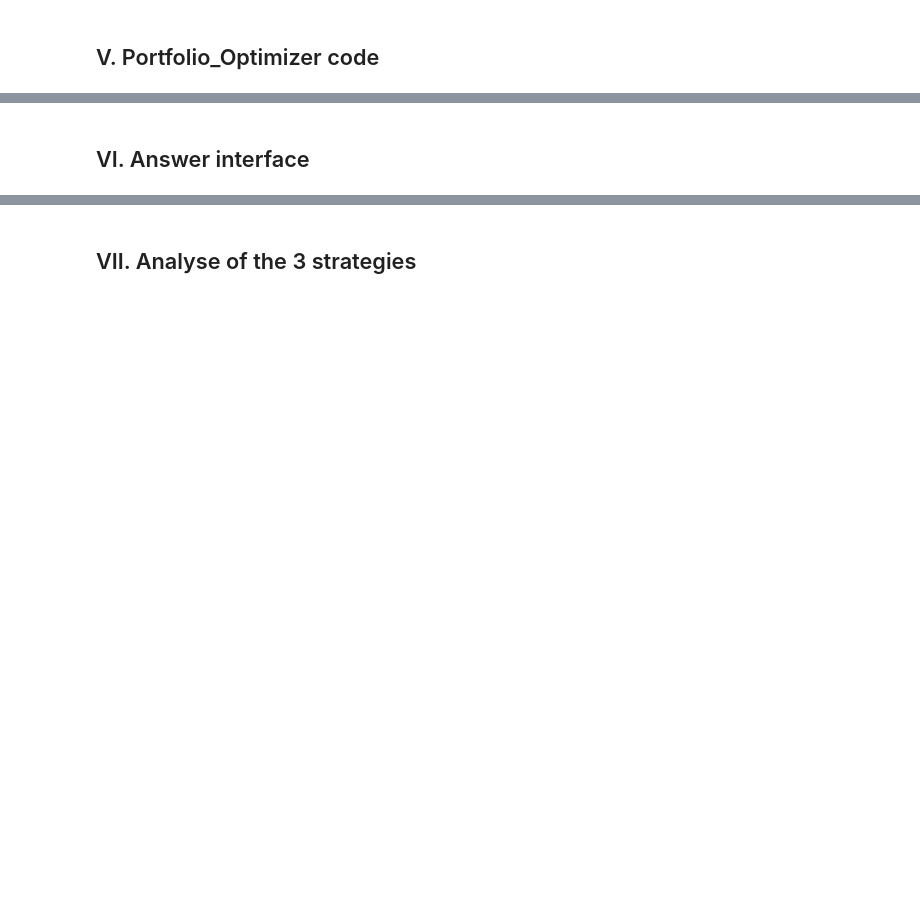
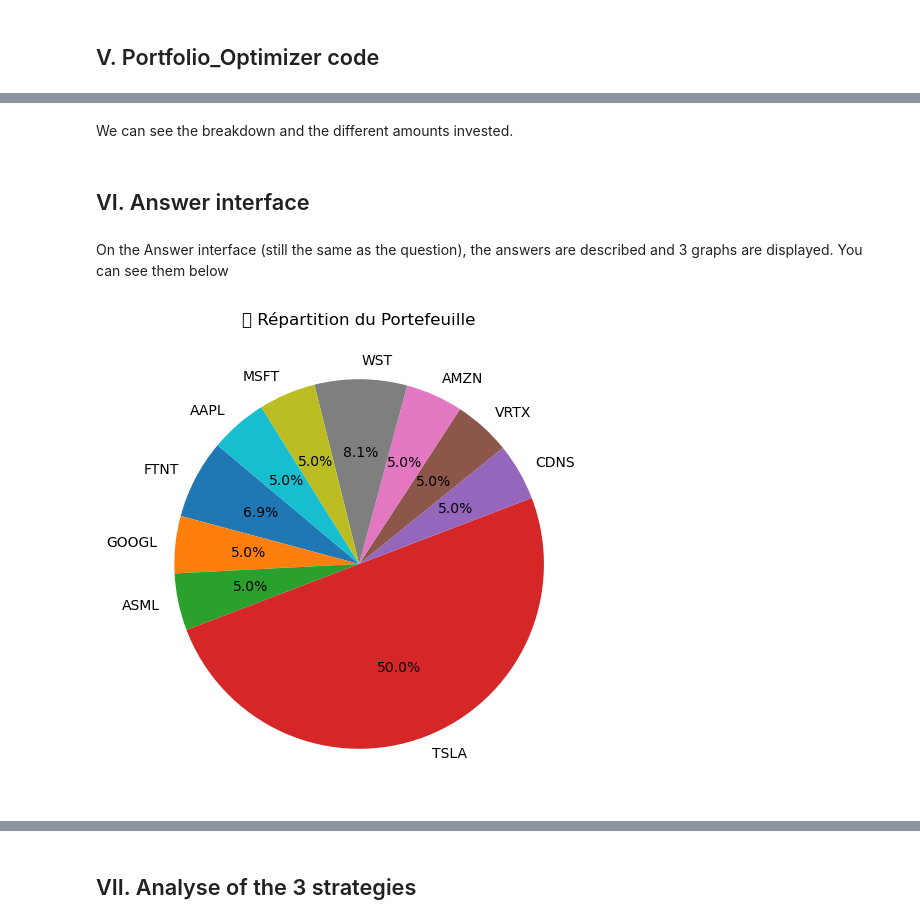
Before and after one commit to Arthurnoo/Markowitz_Portfolio_Sim, a Jupyter notebook: portfolio_optimizer_tutorial.ipynb, the cells around one changed output, grey strips where cells are left out. Saved outputs shown, nothing was run; the diff lists cells and outputs as text; code cells hidden in the pictures; blank space fills up the shorter version.

```diff
--- a/portfolio_optimizer_tutorial.ipynb
+++ b/portfolio_optimizer_tutorial.ipynb
@@ -78,0 +121,22 @@ Finally, the `portfolio_optimizer_tutorial.ipynb` file serves as an interactive
+# %%
+# 📌 Définition des chemins de fichiers
+ANSWERS_FILE = "/home/onyxia/work/Markowitz_Portfolio_Sim/data/answers.pkl"
+if not os.path.exists(ANSWERS_FILE):
+    print(f"❌ Fichier introuvable : '{ANSWERS_FILE}'\nAssurez-vous que les réponses ont bien été enregistrées depuis `interface.py`.")
+with open(ANSWERS_FILE, "rb") as f:
+    user_answers = pickle.load(f)
+print(user_answers)
+
+# 📌 Extraction des tickers validés
+tickers_selected = user_answers.get("tickers", [])
+
+print("\n✅ Tickers validés par l'utilisateur :")
+print(tickers_selected)
+
+data = yf.download(tickers_selected, period="5y", interval="1d", group_by="ticker")
+if isinstance(data.columns, pd.MultiIndex):
+    adj_close = data.xs("Close", level=1, axis=1)
+else :
+    adj_close = data["Close"]
+adj_close.dropna()
+data = data.pct_change().dropna()
@@ -78,0 +152,9 @@ Finally, the `portfolio_optimizer_tutorial.ipynb` file serves as an interactive
+# %%
+mean_returns = returns.mean()  # 📌 Rendement moyen journalier
+annualized_returns = mean_returns * 252 * 100  # 📌 Conversion en rendement annuel
+
+annualized_returns_close = annualized_returns.xs("Close", level=1)
+formatted_returns = annualized_returns_close.map(lambda x: f"{x:.2f}%")
+
+print("📈 Rendements annuels des actifs sélectionnés (Close) :")
+print(formatted_returns)
@@ -78,0 +201,6 @@ Finally, the `portfolio_optimizer_tutorial.ipynb` file serves as an interactive
+# %%
+cov_matrix = data.cov()
+cov_matrix_annualized = cov_matrix.xs("Close", level=1, axis=0).xs("Close", level=1, axis=1) * 252
+
+print("🔄 Matrice de Covariance Annuelle des Rendements (Close) :")
+print(cov_matrix_annualized)
@@ -81,2 +303,13 @@ Finally, the `portfolio_optimizer_tutorial.ipynb` file serves as an interactive
+# %% [markdown]
+We can see the breakdown and the different amounts invested.
 # %% [markdown]
 ## VI. Answer interface
+# %% [markdown]
+On the Answer interface (still the same as the question), the answers are described and 3 graphs are displayed. You can see them below
+# %%
+fig, ax = plt.subplots(figsize=(6, 6))
+ax.pie(optimal_weights * 100, labels=annualized_returns_close.index, autopct='%1.1f%%', startangle=140)
+ax.set_title("📊 Répartition du Portefeuille")
+plt.show()
+# %% [output]
+[figure, added]
```
Also changed, not shown: parts of 19 cells of this notebook, 2 other files.
